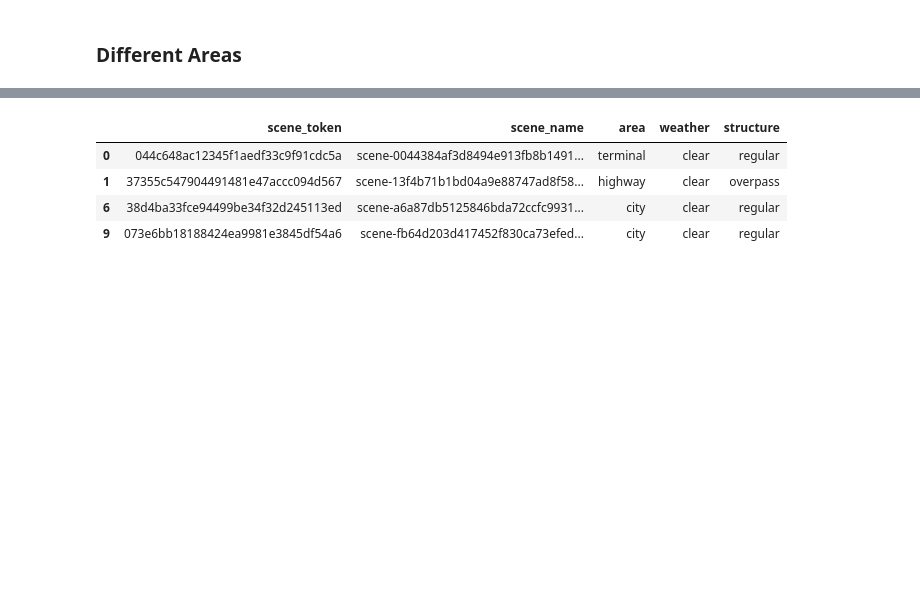
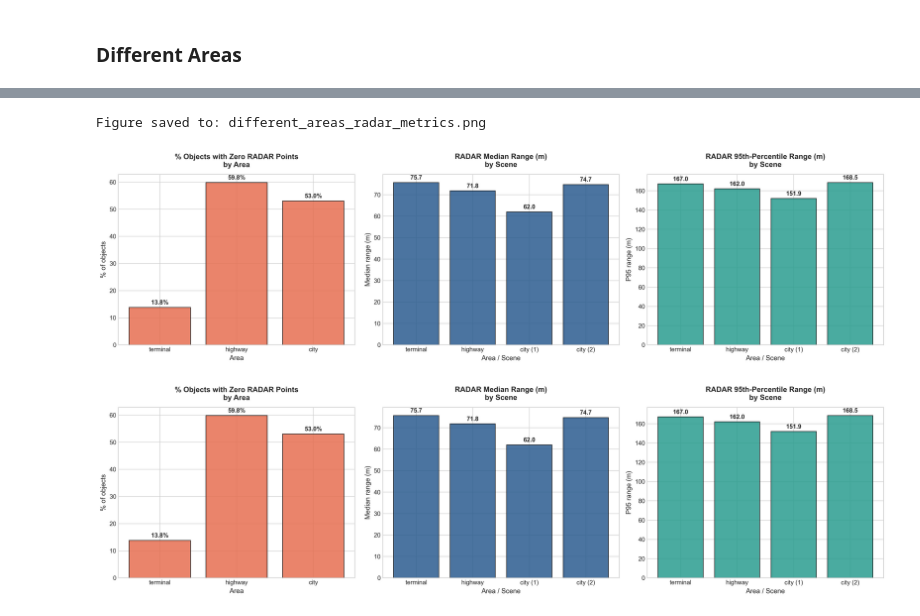
Before and after one commit to lailaamin70/Boeing-RADAR-Autonomous-, a Jupyter notebook: report.ipynb, the cells around one changed output, grey strips where cells are left out. Cells and saved outputs as stored; diff of their text form; code cells hidden in the pictures; blank space fills up the shorter version.

Commit message:
Add Different Areas findings: hypothesis, metrics, and limitations

```diff
--- a/report.ipynb
+++ b/report.ipynb
@@ -83,8 +97,5 @@ Academic figure successfully generated and saved to: sensor_degradation_comparis
 # %%
-from truckscenes import TruckScenes
+from analyze_areas import analyze_areas
 
-trucksc = TruckScenes(version=VERSION, dataroot=DATAROOT, verbose=False)
-
-for scene in trucksc.scene:
-    print(scene['name'], '|', scene['description'])
+clear_scenes_full, zero_radar_summary = analyze_areas(DATAROOT, version=VERSION, output_csv='different_areas_metrics')
 # %% [output]
@@ -101,29 +127,8 @@ scene-fb64d203d417452f830ca73efed80c41-11 | weather.clear;area.city;daytime.noon
 # %%
-def parse_scene_tags(description):
-    tags = {}
-    for pair in description.split(';'):
-        key, value = pair.split('.', 1)
-        tags[key] = value
-    return tags
+from plot_areas import plot_area_metrics
 
-scene_rows = []
-for scene in trucksc.scene:
-    tags = parse_scene_tags(scene['description'])
-    scene_rows.append({
-        'scene_token': scene['token'],
-        'scene_name': scene['name'],
-        'area': tags.get('area'),
-        'weather': tags.get('weather'),
-        'structure': tags.get('structure'),
-    })
-
-import pandas as pd
-scenes_df = pd.DataFrame(scene_rows)
-clear_scenes = scenes_df[scenes_df['weather'] == 'clear']
-clear_scenes
+plot_area_metrics(zero_radar_summary, clear_scenes_full, output_fig='different_areas_radar_metrics.png')
 # %% [output]
-|  | scene_token | scene_name | area | weather | structure |
-| 0 | 044c648ac12345f1aedf33c9f91cdc5a | scene-0044384af3d8494e913fb8b1491... | terminal | clear | regular |
-| 1 | 37355c547904491481e47accc094d567 | scene-13f4b71b1bd04a9e88747ad8f58... | highway | clear | overpass |
-| 6 | 38d4ba33fce94499be34f32d245113ed | scene-a6a87db5125846bda72ccfc9931... | city | clear | regular |
-| 9 | 073e6bb18188424ea9981e3845df54a6 | scene-fb64d203d417452f830ca73efed... | city | clear | regular |
+Figure saved to: different_areas_radar_metrics.png
+[figure, added]
+[figure, added]
```
Also changed, not shown: parts of 9 cells of this notebook.
